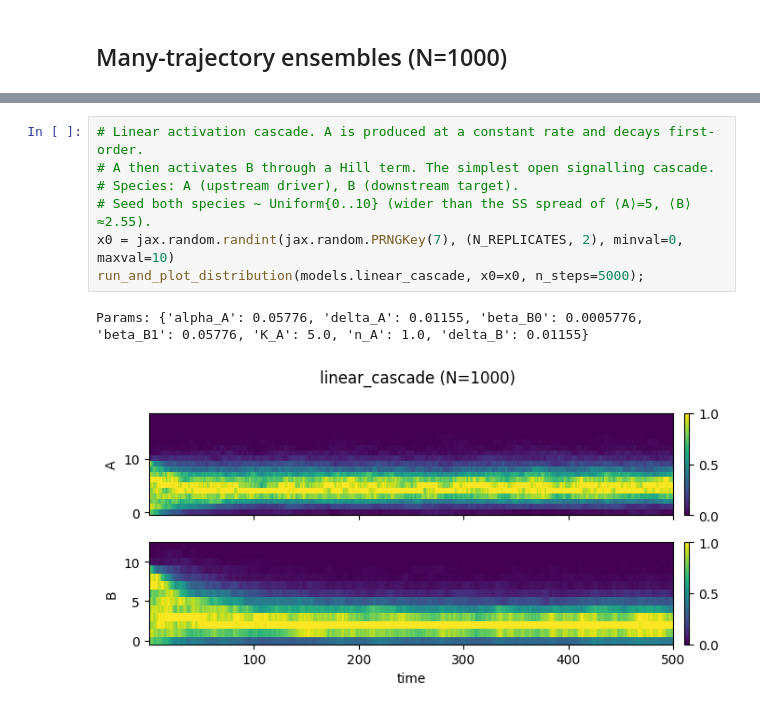
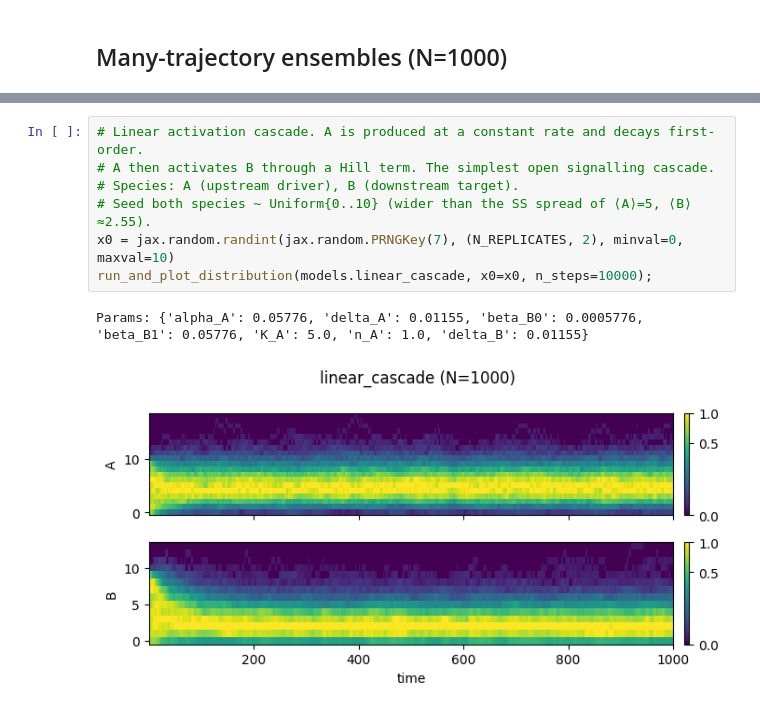
Before and after one commit to robinhenry/crn-jax, a Jupyter notebook: examples/simulate_distributions_from_library.ipynb, the cells around one changed output, grey strips where cells are left out. Drawn from its saved outputs; the diff is of its cells as text.

```diff
--- a/examples/simulate_distributions_from_library.ipynb
+++ b/examples/simulate_distributions_from_library.ipynb
@@ -103,11 +146,11 @@ Params: {'beta_0': 0.0, 'beta_1': 0.5776, 'K': 20.0, 'n': 4.0, 'delta': 0.01155}
 # %%
 # Linear activation cascade. A is produced at a constant rate and decays first-order.
 # A then activates B through a Hill term. The simplest open signalling cascade.
 # Species: A (upstream driver), B (downstream target).
 # Seed both species ~ Uniform{0..10} (wider than the SS spread of ⟨A⟩=5, ⟨B⟩≈2.55).
 x0 = jax.random.randint(jax.random.PRNGKey(7), (N_REPLICATES, 2), minval=0, maxval=10)
-run_and_plot_distribution(models.linear_cascade, x0=x0, n_steps=5000);
+run_and_plot_distribution(models.linear_cascade, x0=x0, n_steps=10000);
 # %% [output]
 Params: {'alpha_A': 0.05776, 'delta_A': 0.01155, 'beta_B0': 0.0005776, 'beta_B1': 0.05776, 'K_A': 5.0, 'n_A': 1.0, 'delta_B': 0.01155}
-[figure, old version]
+[figure, new version]
 # %%
```
Also changed, not shown: parts of 14 cells of this notebook, 3 other files.
